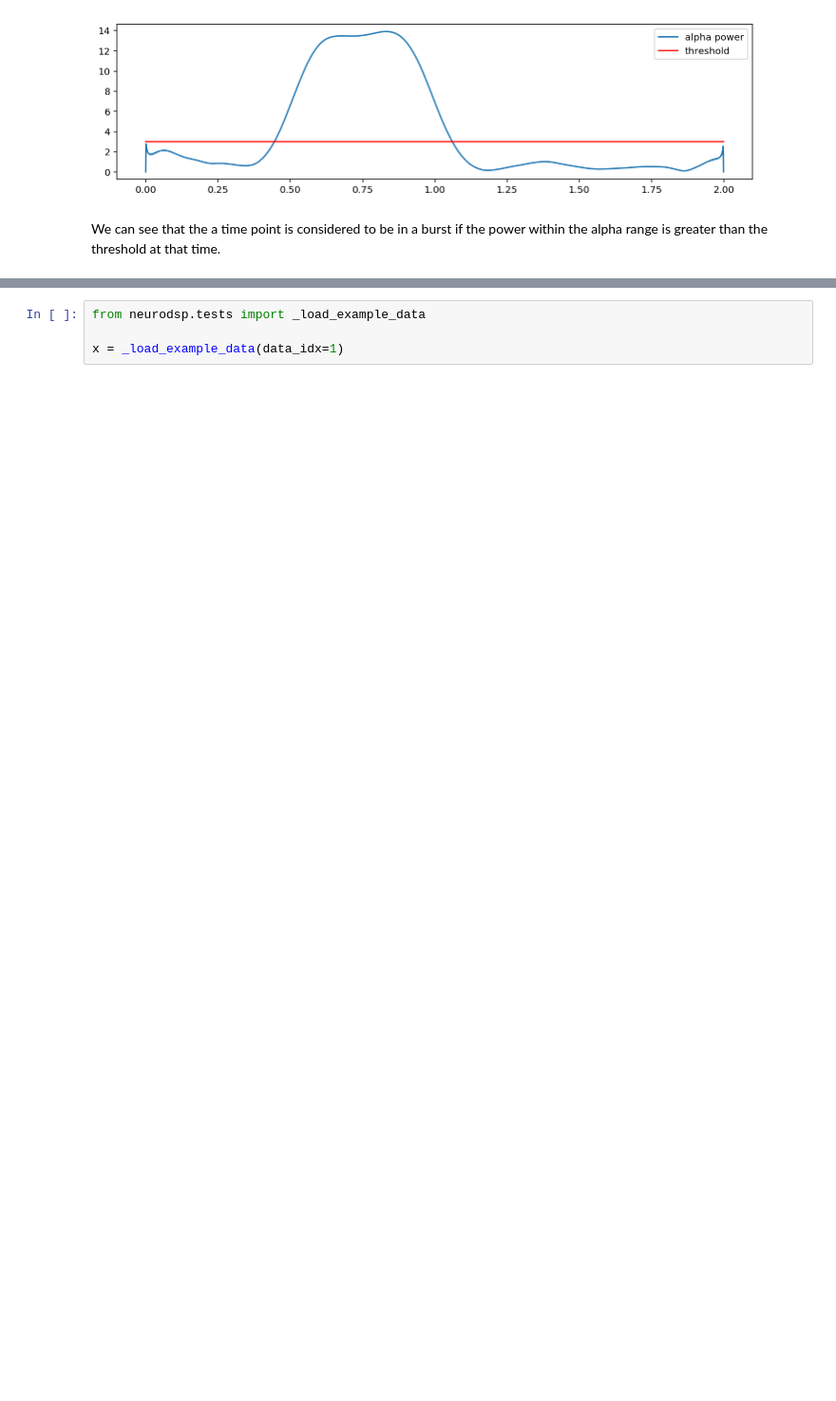
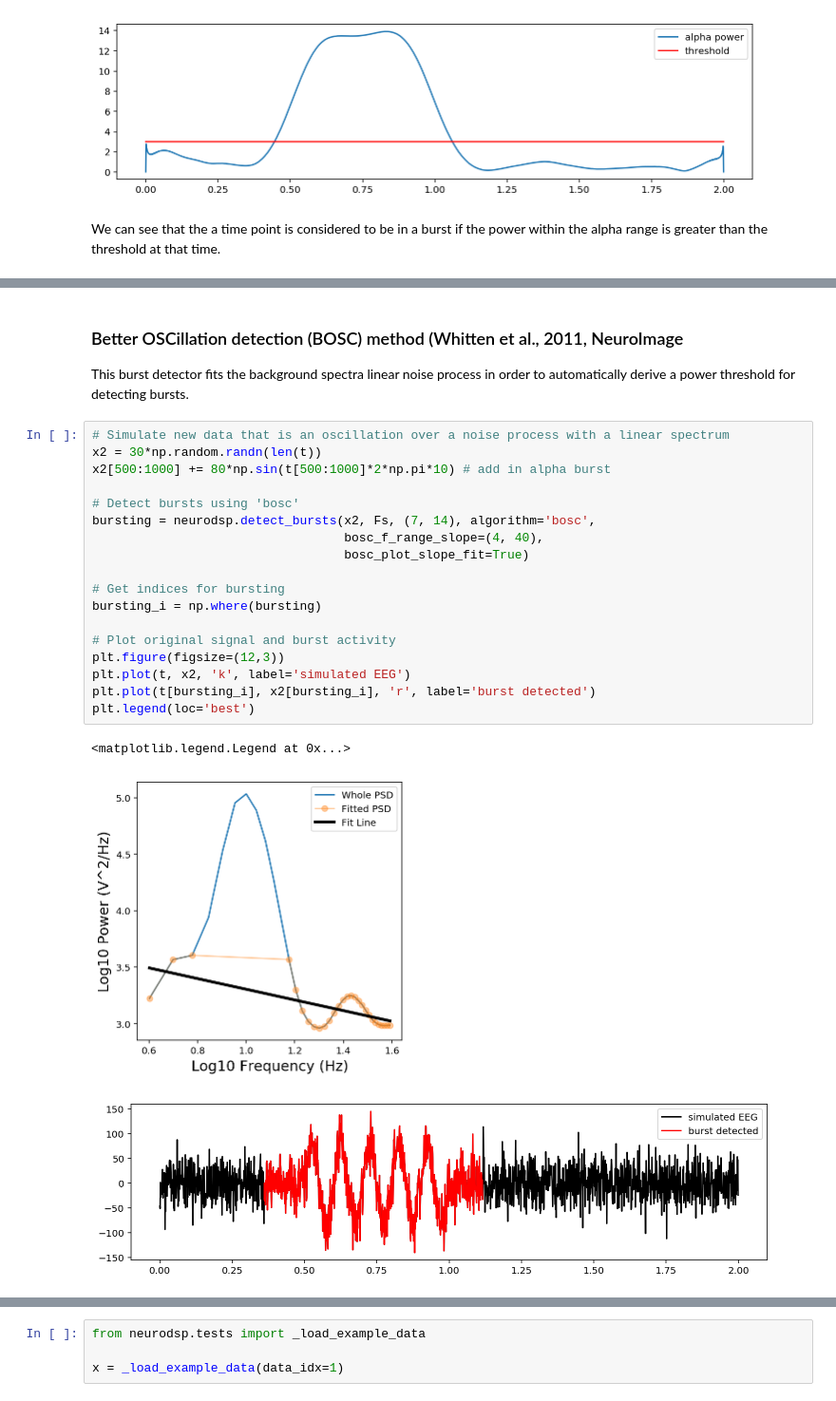
Before and after one commit to neurodsp-tools/neurodsp, a Jupyter notebook: tutorials/Burst detection.ipynb, the cells around one changed output, grey strips where cells are left out. Shown at 95% size. Saved outputs shown, nothing was run; the diff lists cells and outputs as text; blank space fills up the shorter version.

```diff
--- a/tutorials/Burst detection.ipynb
+++ b/tutorials/Burst detection.ipynb
@@ -94,2 +94,27 @@ plt.legend(loc='best');
+# %% [markdown]
+### Better OSCillation detection (BOSC) method (Whitten et al., 2011, NeuroImage
+This burst detector fits the background spectra linear noise process in order to automatically derive a power threshold for detecting bursts.
+# %%
+# Simulate new data that is an oscillation over a noise process with a linear spectrum
+x2 = 30*np.random.randn(len(t))
+x2[500:1000] += 80*np.sin(t[500:1000]*2*np.pi*10) # add in alpha burst
+
+# Detect bursts using 'bosc'
+bursting = neurodsp.detect_bursts(x2, Fs, (7, 14), algorithm='bosc',
+                                  bosc_f_range_slope=(4, 40),
+                                  bosc_plot_slope_fit=True)
+
+# Get indices for bursting
+bursting_i = np.where(bursting)
+
+# Plot original signal and burst activity
+plt.figure(figsize=(12,3))
+plt.plot(t, x2, 'k', label='simulated EEG')
+plt.plot(t[bursting_i], x2[bursting_i], 'r', label='burst detected')
+plt.legend(loc='best')
+# %% [output]
+<matplotlib.legend.Legend at 0x...>
+[figure, added]
+[figure, added]
 # %% [markdown]
 ### Real Data
```
Also changed, not shown: parts of 10 cells of this notebook, 2 other files.
